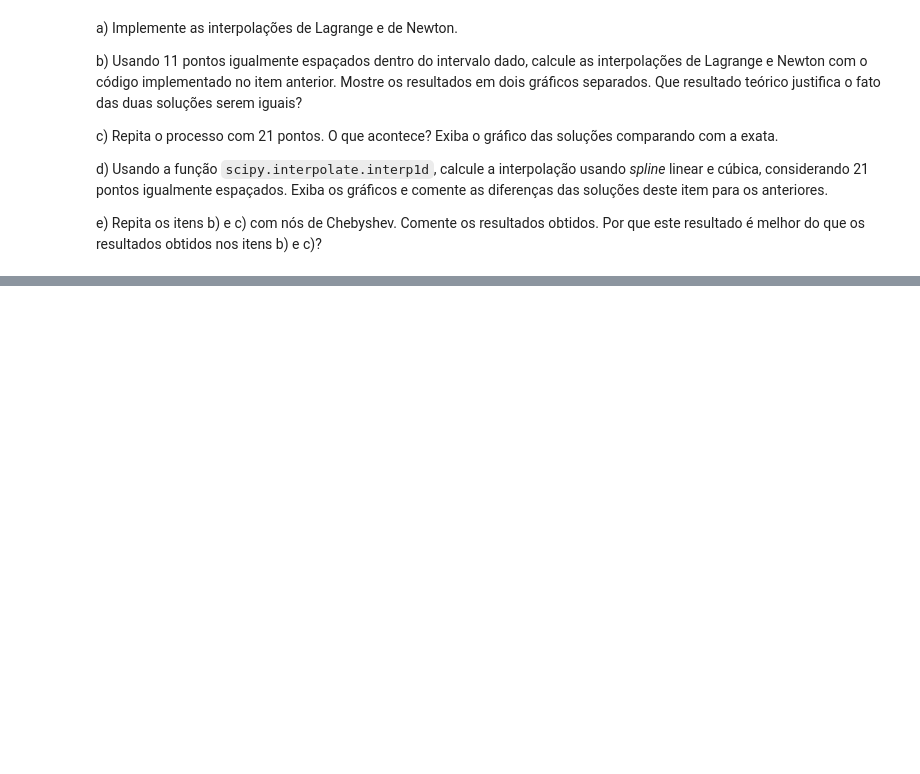
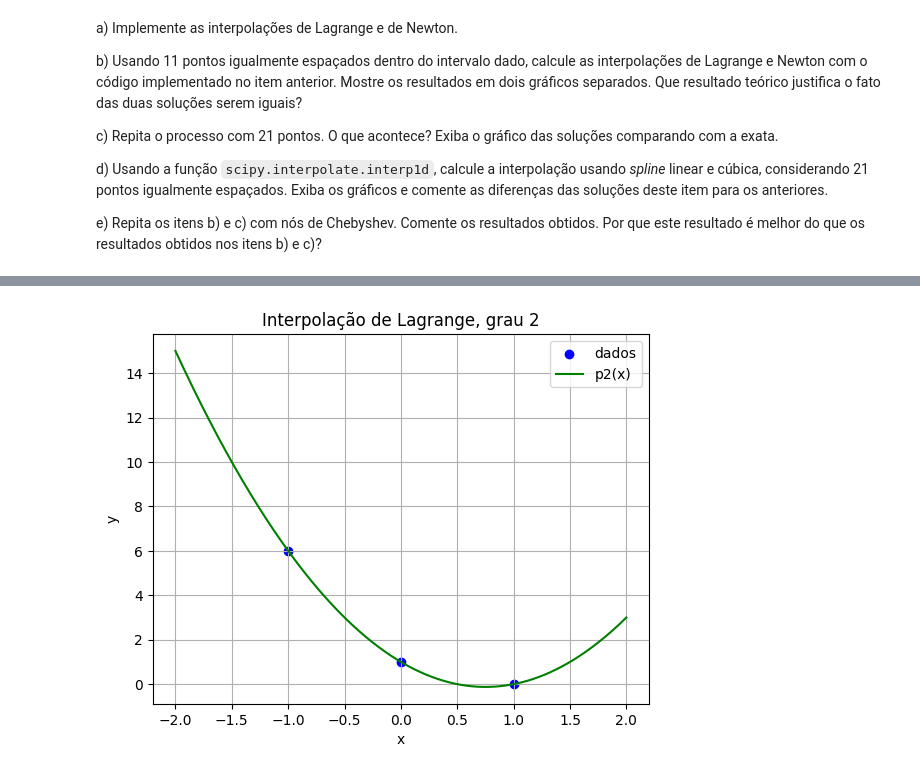
Before and after one commit to lfelipediniz/NumericEssentials, a Jupyter notebook: NumericEssentials.ipynb, the cells around one changed output, grey strips where cells are left out. Cells and saved outputs as stored; diff of their text form; code cells hidden in the pictures; blank space fills up the shorter version.

```diff
--- a/NumericEssentials.ipynb
+++ b/NumericEssentials.ipynb
@@ -615,0 +803,23 @@ Polinômios são simples de derivar e integrar, então facilitam análises numé
+# %%
+# nós e valores
+x_nodes = np.array([-1.0, 0.0, 1.0])
+y_nodes = np.array([ 6.0, 1.0, 0.0])
+
+# polinômio p2(x)=2x²-3x+1
+def p2(x):
+    return 2*x**2 - 3*x + 1
+
+# pontos para a curva
+x_dense = np.linspace(-2, 2, 400)
+y_dense = p2(x_dense)
+
+plt.scatter(x_nodes, y_nodes, color="blue", label="dados")
+plt.plot(x_dense, y_dense, color="green", label="p2(x)")
+plt.xlabel("x")
+plt.ylabel("y")
+plt.title("Interpolação de Lagrange, grau 2")
+plt.grid(True)
+plt.legend()
+plt.show()
+# %% [output]
+[figure, added]
```
Also changed, not shown: parts of 38 cells of this notebook, 1 other file.
